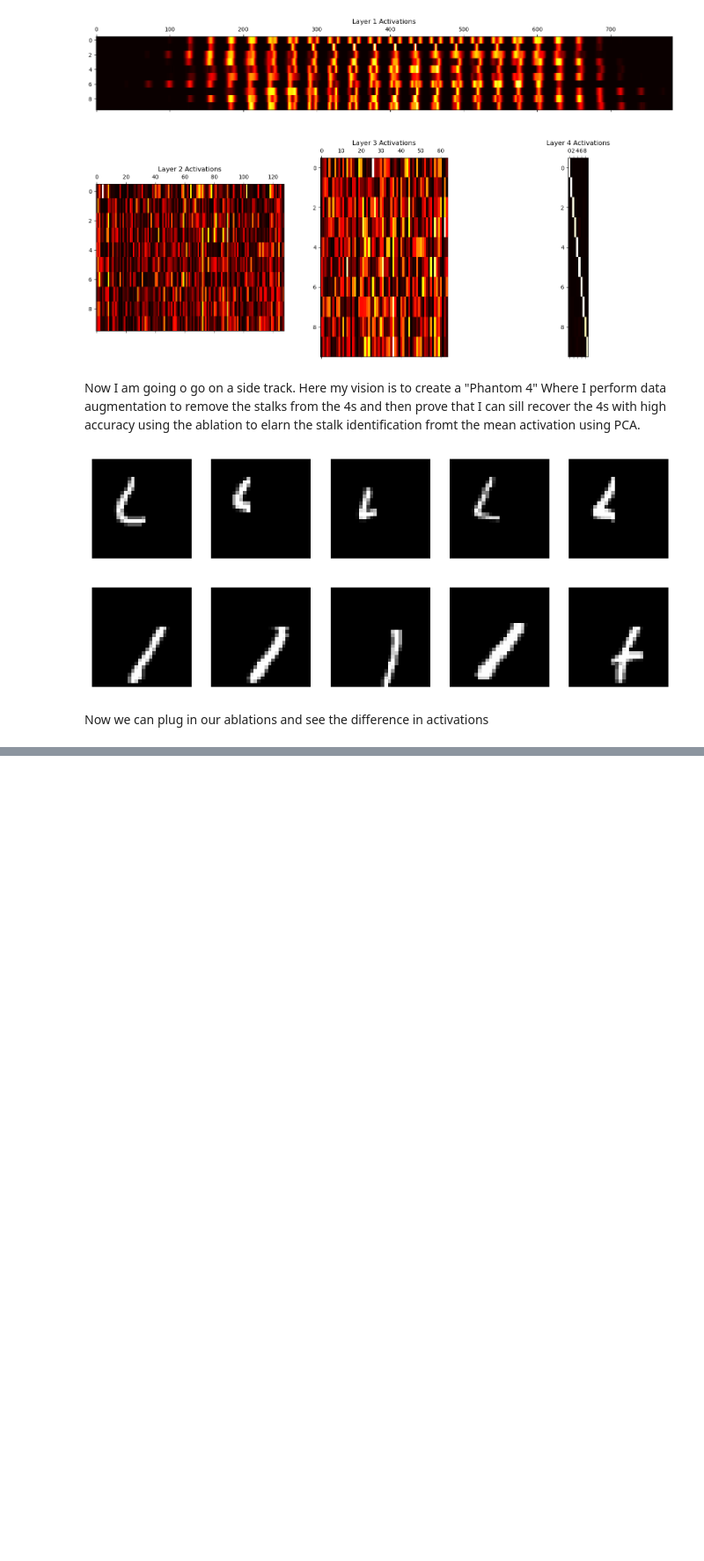
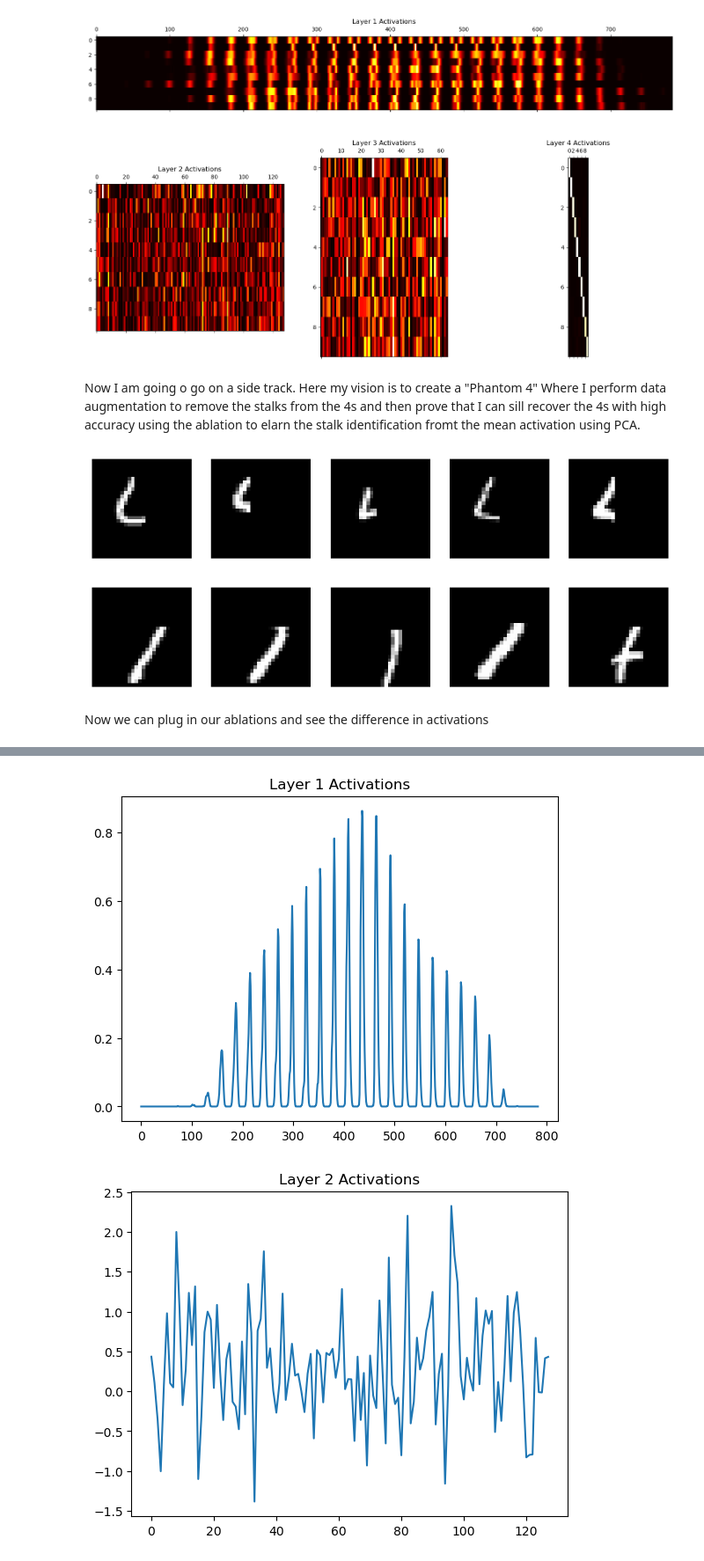
Before and after one commit to RyanLagasse/Learning-Feature-Activations, a Jupyter notebook: [0] FinalPhantom.ipynb, the cells around one changed output, grey strips where cells are left out. Shown at 88% size. Saved outputs shown, nothing was run; the diff lists cells and outputs as text; code cells hidden in the pictures; blank space fills up the shorter version.

```diff
--- a/[0] FinalPhantom.ipynb
+++ b/[0] FinalPhantom.ipynb
@@ -398,0 +399,14 @@ Epoch 5/5
+# %%
+# plot origionaal_layer_activations - ablated_layer_activations
+for i in range(4):
+    plt.plot(original_layer_activations[i][4] - ablated_layer_activations[i][4])
+    plt.title(f'Layer {i+1} Activations')
+    plt.show()
+# plot |original_layer_activations - ablated_layer_activations|
+for i in range(4):
+    plt.plot(np.abs(original_layer_activations[i][4] - ablated_layer_activations[i][4]))
+    plt.title(f'Layer {i+1} Activations')
+    plt.show()
+# %% [output]
+[figure, added]
+[figure, added]
```
Also changed, not shown: parts of 3 cells of this notebook.
